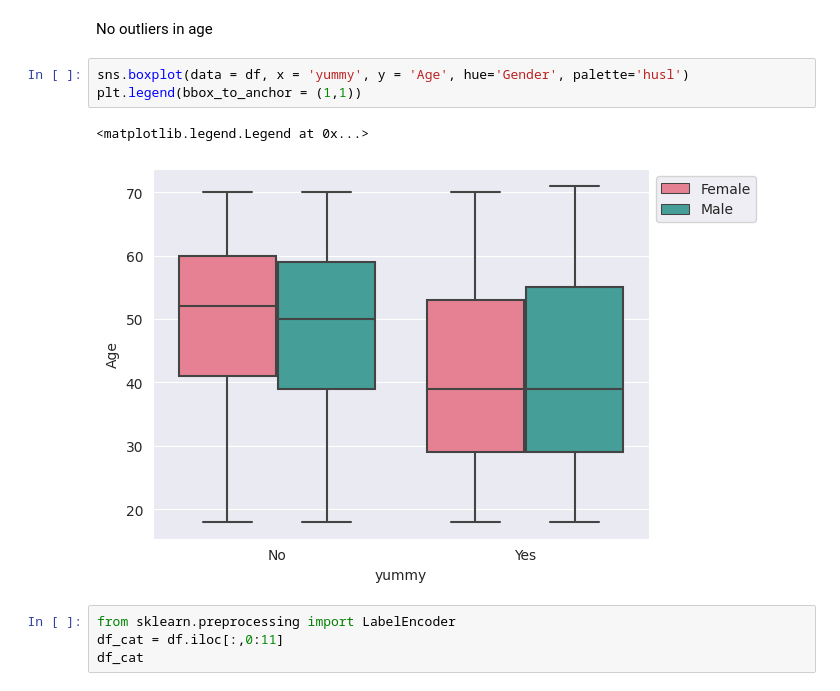
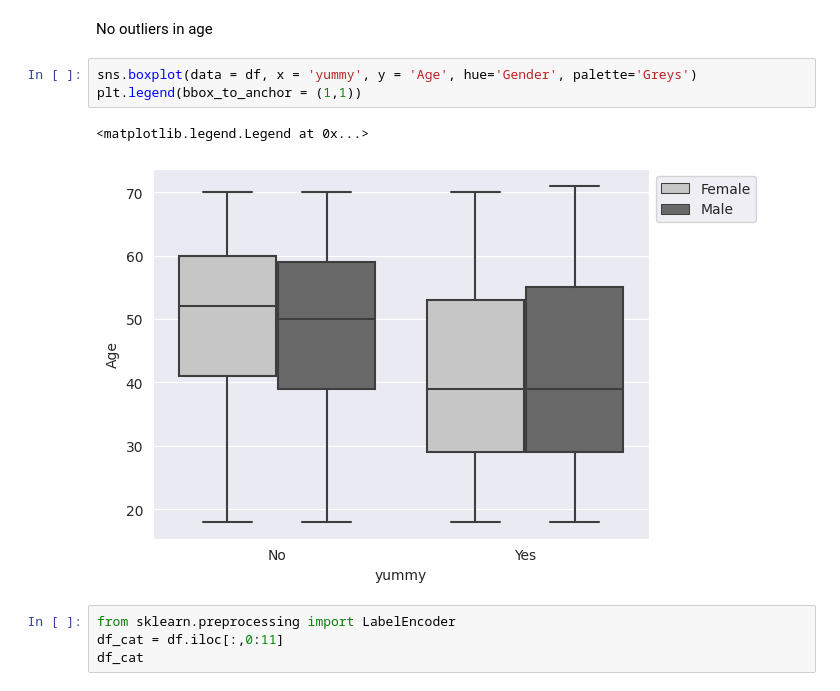
Before and after one commit to wabi-sabi-wasabi/CaseStudyFeynn, a Jupyter notebook: McDonalds_segmentation.ipynb, the cells around one changed output. Saved outputs shown, nothing was run; the diff lists cells and outputs as text.

```diff
--- a/McDonalds_segmentation.ipynb
+++ b/McDonalds_segmentation.ipynb
@@ -48,11 +48,11 @@ plt.show()
 # %% [markdown]
 No outliers in age
 # %%
-sns.boxplot(data = df, x = 'yummy', y = 'Age', hue='Gender', palette='husl')
+sns.boxplot(data = df, x = 'yummy', y = 'Age', hue='Gender', palette='Greys')
 plt.legend(bbox_to_anchor = (1,1))
 # %% [output]
 <matplotlib.legend.Legend at 0x...>
-[figure, old version]
+[figure, new version]
 # %%
 from sklearn.preprocessing import LabelEncoder
 df_cat = df.iloc[:,0:11]
```
